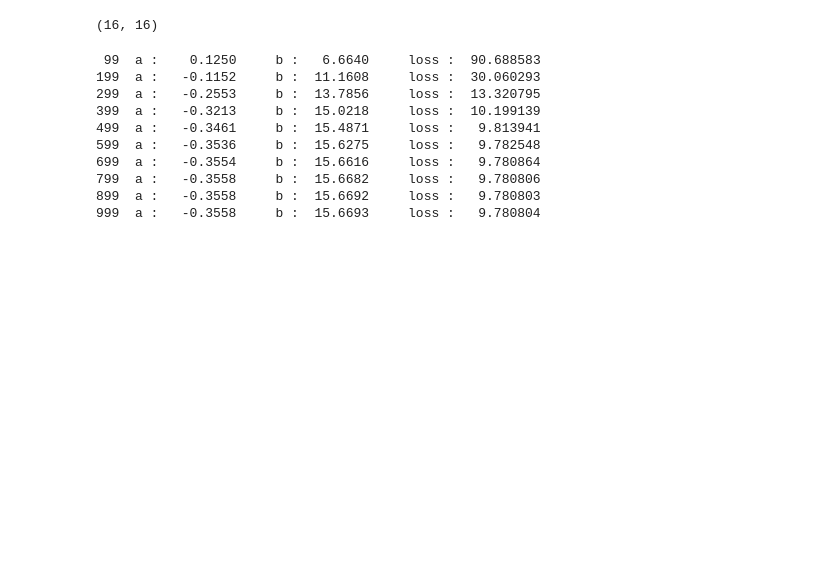
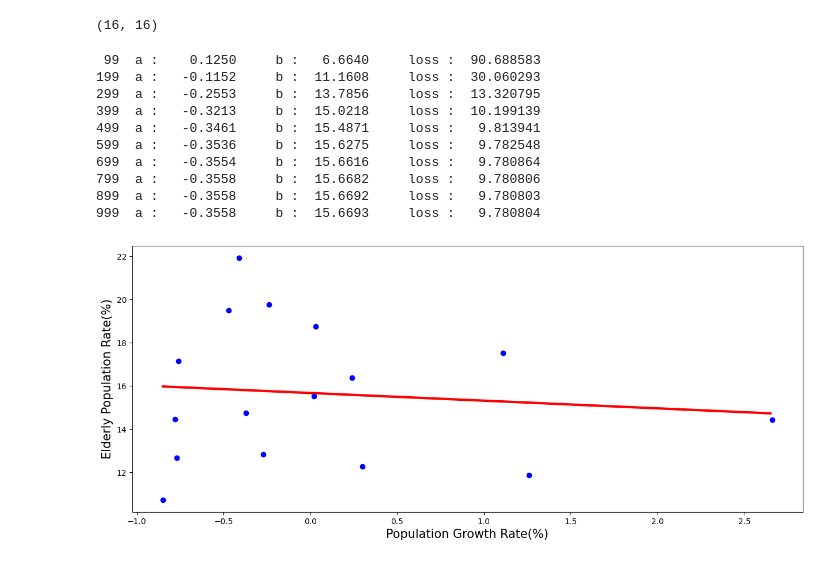
Before and after one commit to rubinkim/deep_learning_09_2022, a Jupyter notebook: chapter_04/ch04_01.ipynb, the cells around one changed output. Saved outputs shown, nothing was run; the diff lists cells and outputs as text; code cells hidden in the pictures; blank space fills up the shorter version.

Commit message:
Regression & Graph

```diff
--- a/chapter_04/ch04_01.ipynb
+++ b/chapter_04/ch04_01.ipynb
@@ -49,0 +47,13 @@ line_x = np.arange(min(X))
+# %%
+plt.rcParams['figure.figsize'] = (15, 6)
+line_x = np.arange(min(X), max(X), 0.01)
+line_y = a * line_x + b
+
+# 그래프를 그린다.
+plt.plot(line_x, line_y, 'r-', linewidth=3)
+plt.plot(X, y, 'bo')
+plt.xlabel('Population Growth Rate(%)', size=15)
+plt.ylabel('Elderly Population Rate(%)', size=15)
+plt.show()
+# %% [output]
+[figure, added]
```
Also changed, not shown: parts of 1 cell of this notebook.
